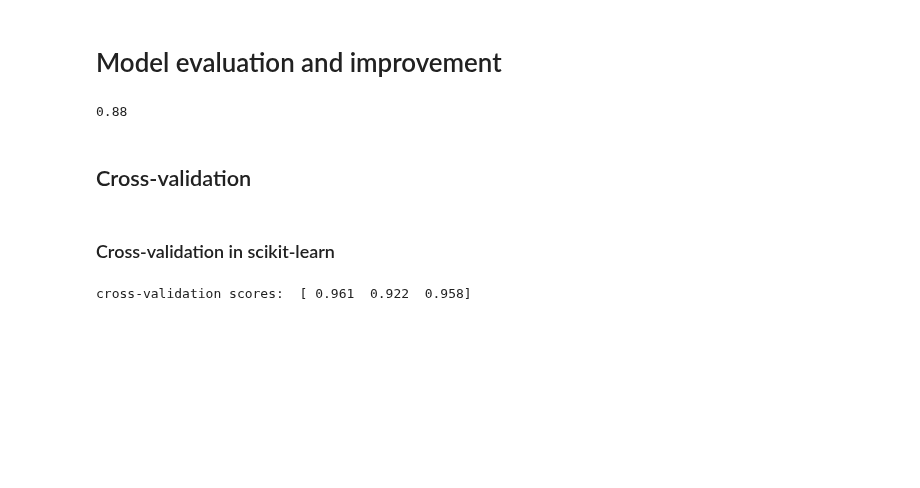
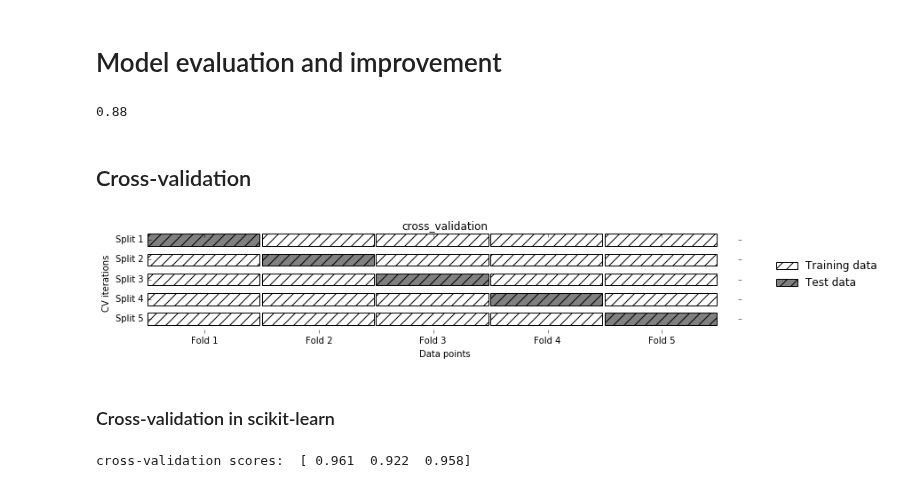
Before and after one commit to amueller/introduction_to_ml_with_python, a Jupyter notebook: 06-model-evaluation-and-improvement.ipynb, the cells around one changed output. Drawn from its saved outputs; the diff is of its cells as text; code cells hidden in the pictures; blank space fills up the shorter version.

Commit message:
updated with some images, minor fixes

```diff
--- a/06-model-evaluation-and-improvement.ipynb
+++ b/06-model-evaluation-and-improvement.ipynb
@@ -53,3 +26,7 @@ plt.close()
+# %%
+mglearn.plots.plot_cross_validation()
+# %% [output]
+[figure, added]
 # %% [markdown]
 ### Cross-validation in scikit-learn
 # %%
```
Also changed, not shown: parts of 30 cells of this notebook, 10 other files.
